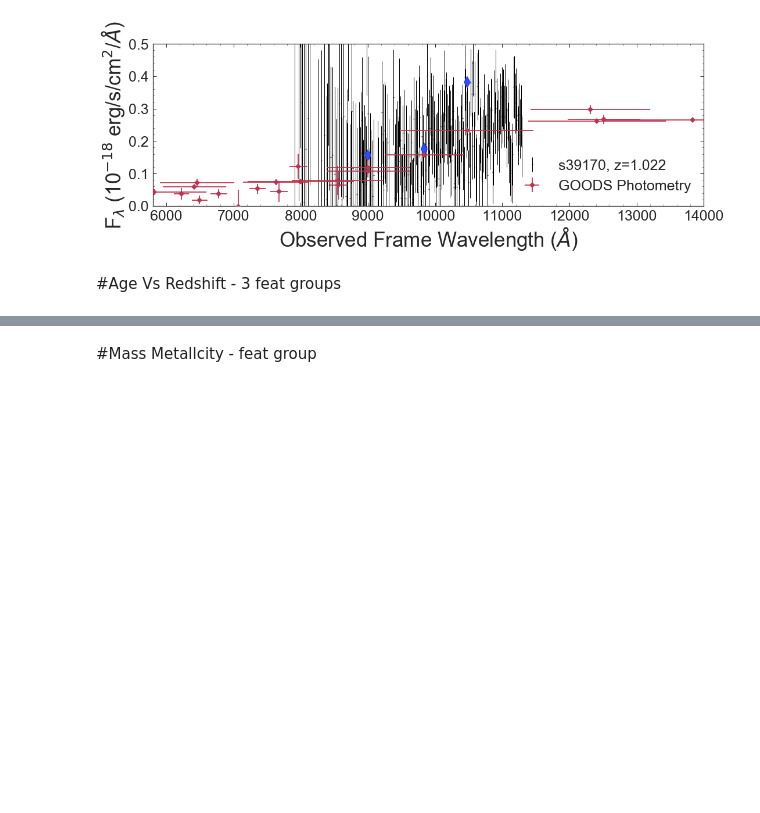
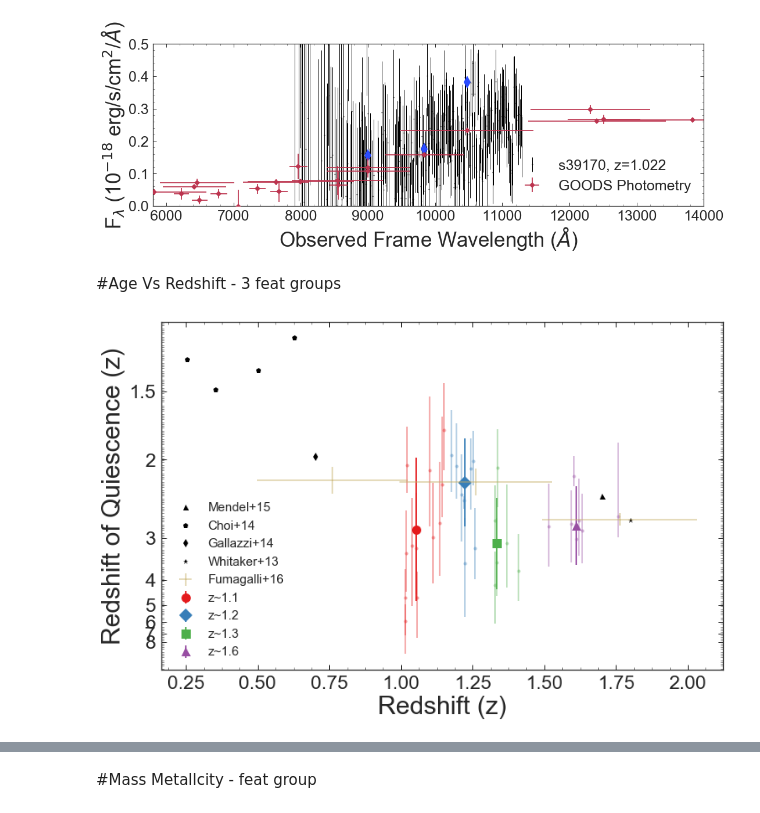
Before and after one commit to Vince-ec/Quiescent_analysis, a Jupyter notebook: scripts/important_plots.ipynb, the cells around one changed output, grey strips where cells are left out. Cells and saved outputs as stored; diff of their text form; code cells hidden in the pictures; blank space fills up the shorter version.

```diff
--- a/scripts/important_plots.ipynb
+++ b/scripts/important_plots.ipynb
@@ -611,47 +608,42 @@ ages=[Oldest_galaxy(a) for a in z]
 
 plt.figure(figsize=[12,8])
 currentAxis = plt.gca()
-# plt.plot(z,ages,'k--',alpha=.5)
 
 plt.errorbar(fumx[6:9],Oldest_galaxy(fumx[6:9]) - fumy[6:9],xerr=herr[6:9],yerr=verr[6:9]
              ,color=sea.color_palette('muted')[4],zorder=3,fmt='o',alpha=.5,ms=1,label='Fumagalli+16')
 plt.plot(fumx[9], Oldest_galaxy(fumx[9]) - fumy[9],'k^',label='Mendel+15')
 plt.plot(fumx[10:14],Oldest_galaxy(fumx[10:14]) - fumy[10:14],'kp',label='Choi+14')
 plt.plot(fumx[14],Oldest_galaxy(fumx[14]) - fumy[14],'kd',label='Gallazzi+14')
 plt.plot(fumx[15],Oldest_galaxy(fumx[15]) - fumy[15],'k*',label='Whitaker+13')
 
 plt.errorbar(lzDB['hi_res_specz'], Oldest_galaxy(lzDB['hi_res_specz']) - lt,
-             yerr=[lzDB['tx_-_sig_dt'],lzDB['tx_+_sig_dt']],color='#e41a1c',alpha=.4,ms=4,fmt='o')
+             yerr=[lzDB['tx_-_sig_lwa'],lzDB['tx_+_sig_lwa']],color='#e41a1c',alpha=.4,ms=4,fmt='o')
 plt.errorbar(mzDB['hi_res_specz'],Oldest_galaxy(mzDB['hi_res_specz']) - mt,
-             yerr=[mzDB['tx_-_sig_dt'],mzDB['tx_+_sig_dt']],color='#377eb8',alpha=.4,ms=4,fmt='o')
+             yerr=[mzDB['tx_-_sig_lwa'],mzDB['tx_+_sig_lwa']],color='#377eb8',alpha=.4,ms=4,fmt='o')
 plt.errorbar(hzDB['hi_res_specz'],Oldest_galaxy(hzDB['hi_res_specz']) - ht,
-             yerr=[hzDB['tx_-_sig_dt'],hzDB['tx_+_sig_dt']],color='#4daf4a',alpha=.4,ms=4,fmt='o')
+             yerr=[hzDB['tx_-_sig_lwa'],hzDB['tx_+_sig_lwa']],color='#4daf4a',alpha=.4,ms=4,fmt='o')
 plt.errorbar(uhzDB['hi_res_specz'],Oldest_galaxy(uhzDB['hi_res_specz']) - uht,
-             yerr=[uhzDB['tx_-_sig_dt'],uhzDB['tx_+_sig_dt']],color='#984ea3',alpha=.4,ms=4,fmt='o')
+             yerr=[uhzDB['tx_-_sig_lwa'],uhzDB['tx_+_sig_lwa']],color='#984ea3',alpha=.4,ms=4,fmt='o')
 
 plt.errorbar(np.median(lzDB['hi_res_specz']), Oldest_galaxy(np.median(lzDB['hi_res_specz'])) - lmed,
              yerr=[[ller,lher]], color='#e41a1c',ms=11,fmt='o',label='z~1.1')
 plt.errorbar(np.median(mzDB['hi_res_specz']), Oldest_galaxy(np.median(mzDB['hi_res_specz'])) - mmed,
              yerr=[[mler,mher]], color='#377eb8',ms=11,fmt='D',label='z~1.2')
 plt.errorbar(np.median(hzDB['hi_res_specz']), Oldest_galaxy(np.median(hzDB['hi_res_specz'])) - hmed,
              yerr=[[hler,hher]], color='#4daf4a',ms=11,fmt='s',label='z~1.3')
 plt.errorbar(np.median(uhzDB['hi_res_specz']), Oldest_galaxy(np.median(uhzDB['hi_res_specz'])) - uhmed,
              yerr=[[uhler,uhher]], color='#984ea3',ms=11,fmt='^',label='z~1.6')
-# (2.4593186372745492, 0.094589178356713433, 0.10641282565130261)
-# plt.axhline(2.4593186372745492,color = 'k',linewidth=2,label ='Best Fit Line')
-# plt.axhline(2.4593186372745492- 0.094589178356713433,color = 'r',linewidth=2,label ='Best Fit Line')
-# plt.axhline(2.4593186372745492+0.10641282565130261,color = 'r',linewidth=2,label ='Best Fit Line')
-# plt.plot(samp,lfit,'b',linewidth=2,label ='Fit Line')
-# plt.fill_between(samp,low_ers,hi_ers,alpha = .2,label = '68% Conifidence Interval')
 
 plt.xlabel('Redshift (z)',size=30)
 plt.ylabel('Redshift of Quiescence (z)',size=30)
 plt.yticks([0.6389,0.76245,0.9315,1.1735,1.5413,2.1489,3.2845,4.278],[8,7,6,5,4,3,2,1.5])
 plt.tick_params(axis='both', which='major', labelsize=23)
 plt.minorticks_on()
 plt.gcf().subplots_adjust(bottom=0.16)
 # plt.legend(fontsize=23)
 plt.legend(loc=3,fontsize=15)
-# plt.show()
-plt.savefig('../plots/agevz_rshift_all_dt_11-5.pdf',bbox_inches = 'tight')
+plt.show()
+# plt.savefig('../plots/agevz_rshift_all_dt_11-5.pdf',bbox_inches = 'tight')
 plt.close()
+# %% [output]
+[figure, added]
```
Also changed, not shown: parts of 11 cells of this notebook, 1 other file.
